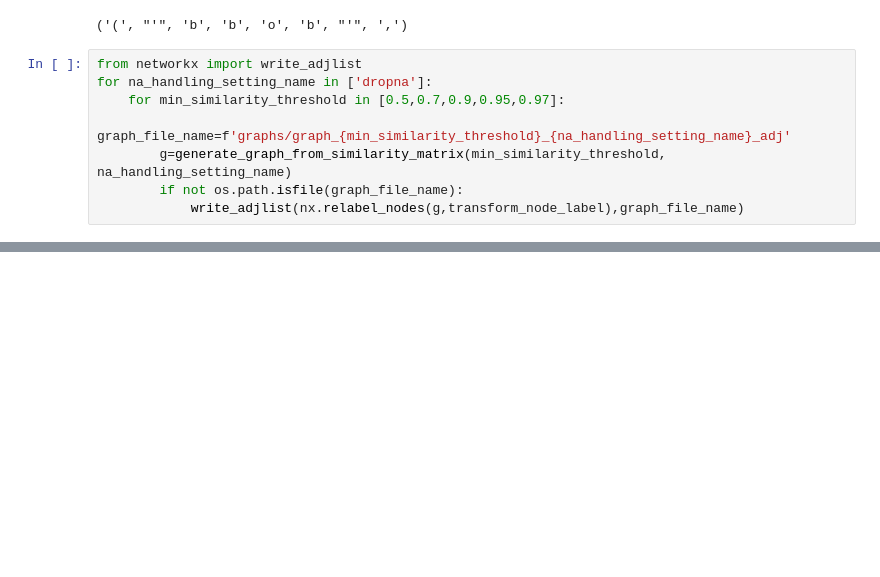
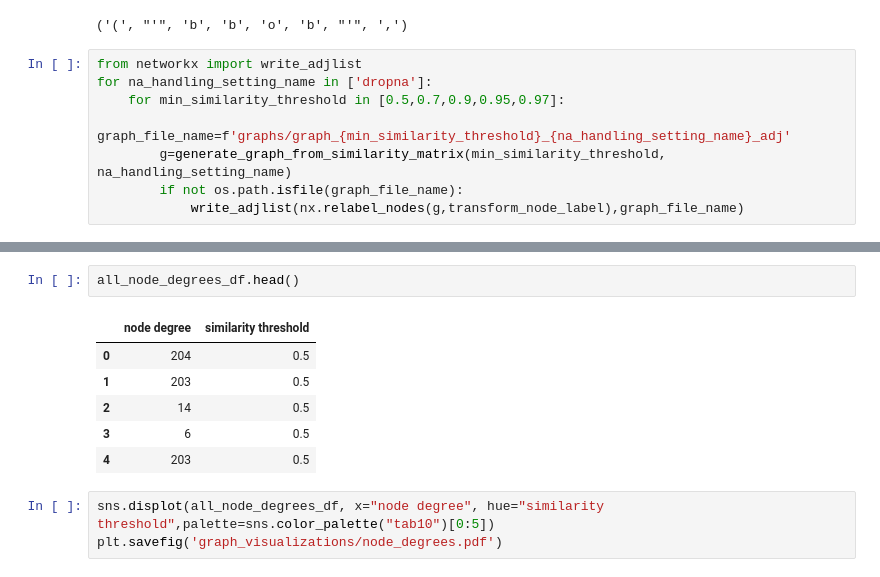
Before and after one commit to gjorgjinac/SELECTOR, a Jupyter notebook: graph_visualization.ipynb, the cells around one changed output, grey strips where cells are left out. Drawn from its saved outputs; the diff is of its cells as text; blank space fills up the shorter version.

```diff
--- a/graph_visualization.ipynb
+++ b/graph_visualization.ipynb
@@ -165,0 +182,12 @@ IndexError: tuple index out of range
+# %%
+all_node_degrees_df.head()
+# %% [output]
+|  | node degree | similarity threshold |
+| 0 | 204 | 0.5 |
+| 1 | 203 | 0.5 |
+| 2 | 14 | 0.5 |
+| 3 | 6 | 0.5 |
+| 4 | 203 | 0.5 |
+# %%
+sns.displot(all_node_degrees_df, x="node degree", hue="similarity threshold",palette=sns.color_palette("tab10")[0:5])
+plt.savefig('graph_visualizations/node_degrees.pdf')
```
Also changed, not shown: parts of 1 cell of this notebook, 14 other files.
